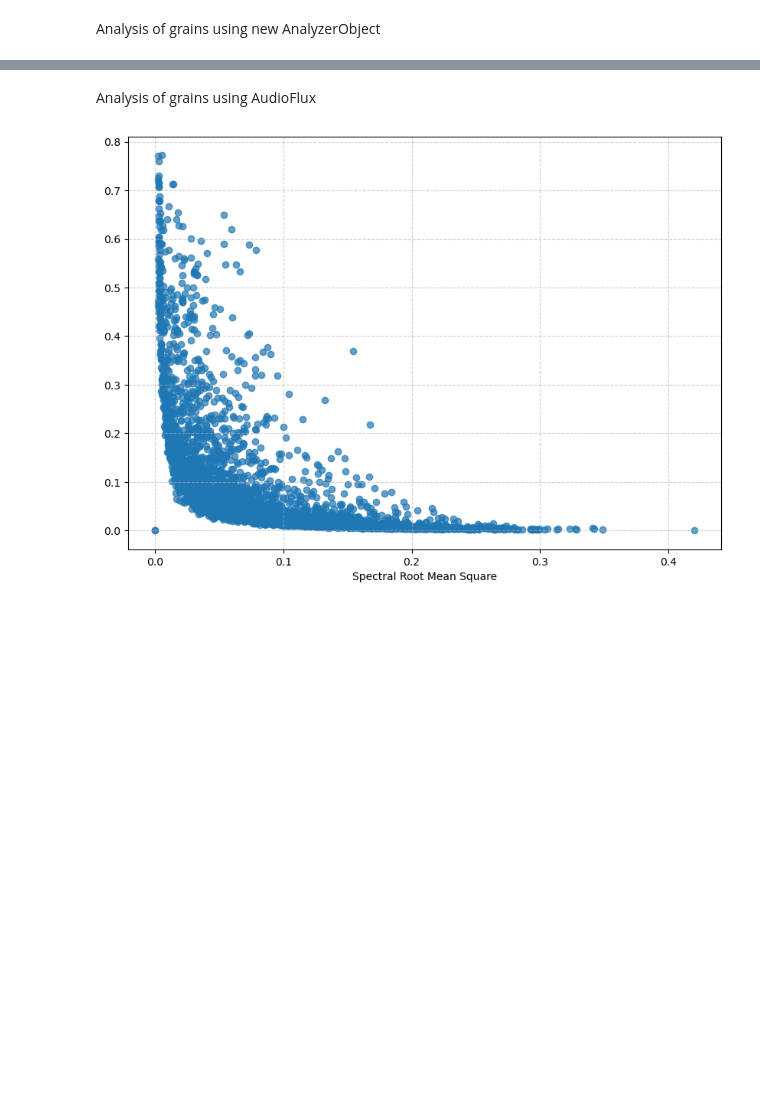
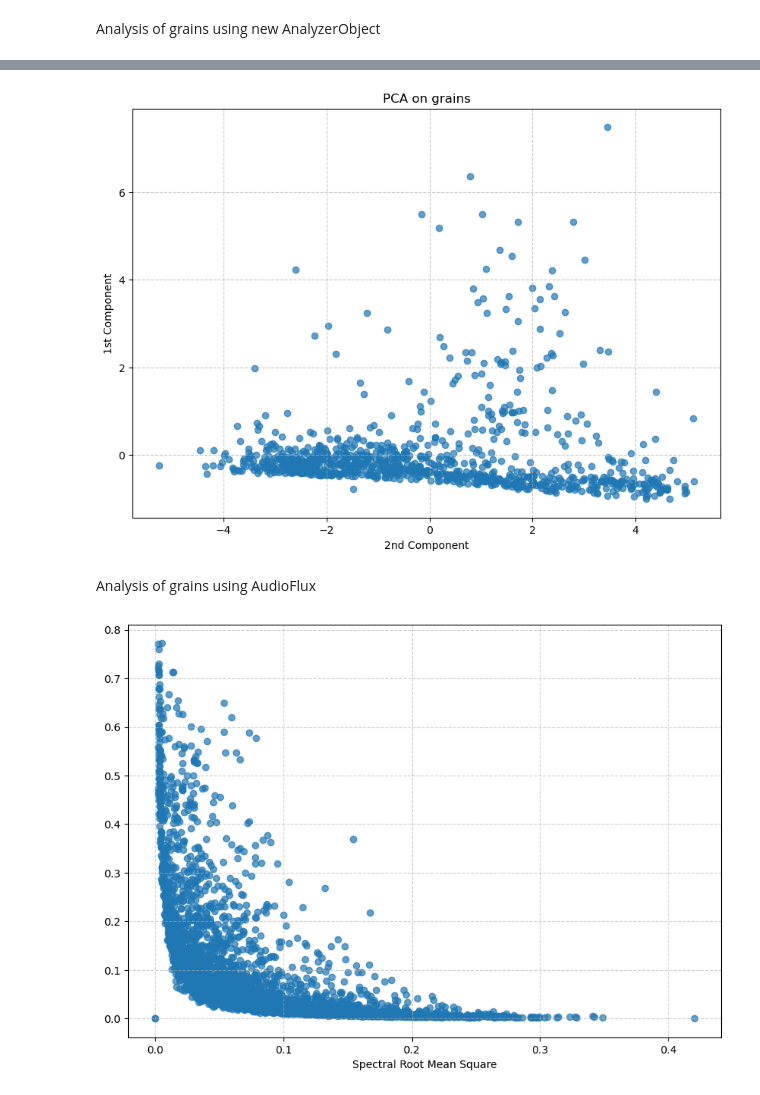
Before and after one commit to HippolyteLC/Foundmusic, a Jupyter notebook: src/grains/6_grain_analysis.ipynb, the cells around one changed output, grey strips where cells are left out. Saved outputs shown, nothing was run; the diff lists cells and outputs as text; code cells hidden in the pictures; blank space fills up the shorter version.

```diff
--- a/src/grains/6_grain_analysis.ipynb
+++ b/src/grains/6_grain_analysis.ipynb
@@ -71,7 +59,12 @@ df_loaded
 # %%
 from sklearn.decomposition import PCA
 
-X_reduced = PCA(n_components=2).fit_transform(df_loaded)
+X_reduced = PCA(n_components=2).fit_transform(df_loaded.iloc[:,3:10])
+analysis.show_scatter_plt(X_reduced[:,0],X_reduced[:,1], "1st Component", "2nd Component", "PCA on grains")
+# X_reduced[:,1]
+# len(X_reduced)
+# %% [output]
+[figure, added]
 # %% [markdown]
 Analysis of grains using AudioFlux
 # %%
```
Also changed, not shown: parts of 3 cells of this notebook, 5 other files.
